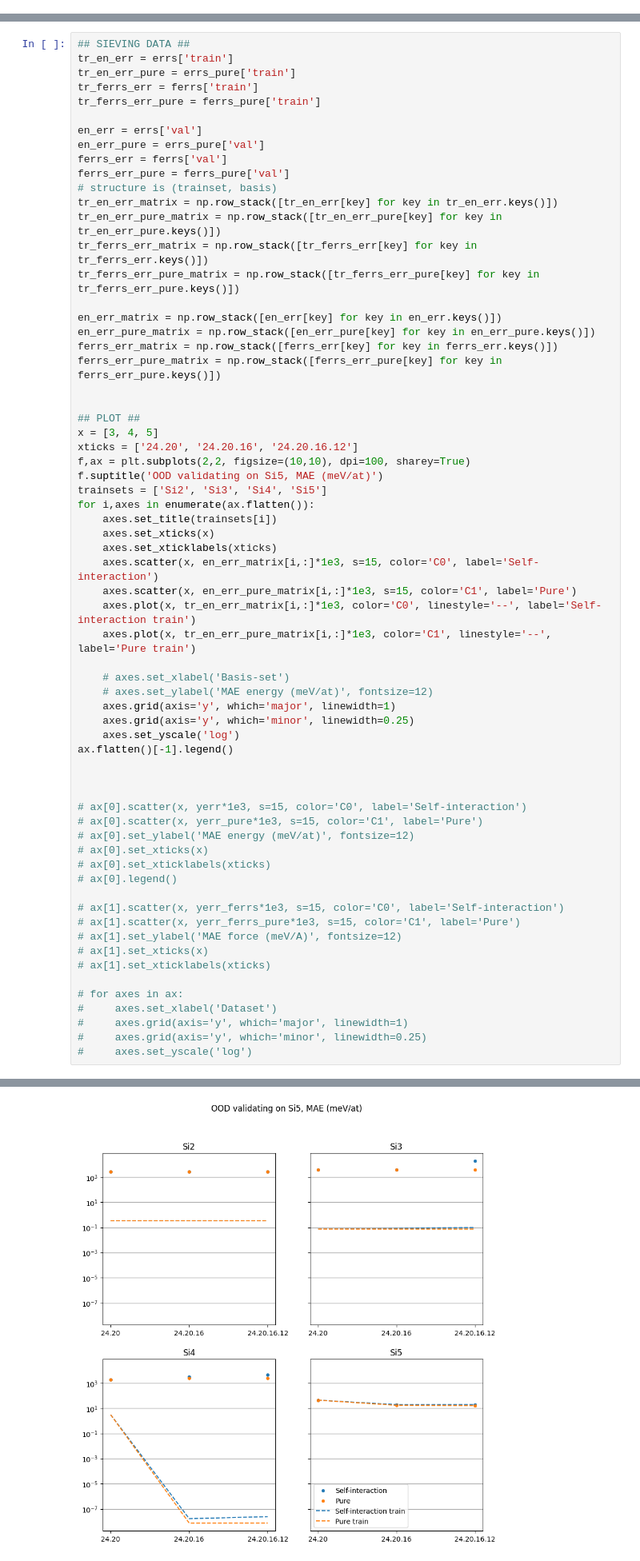
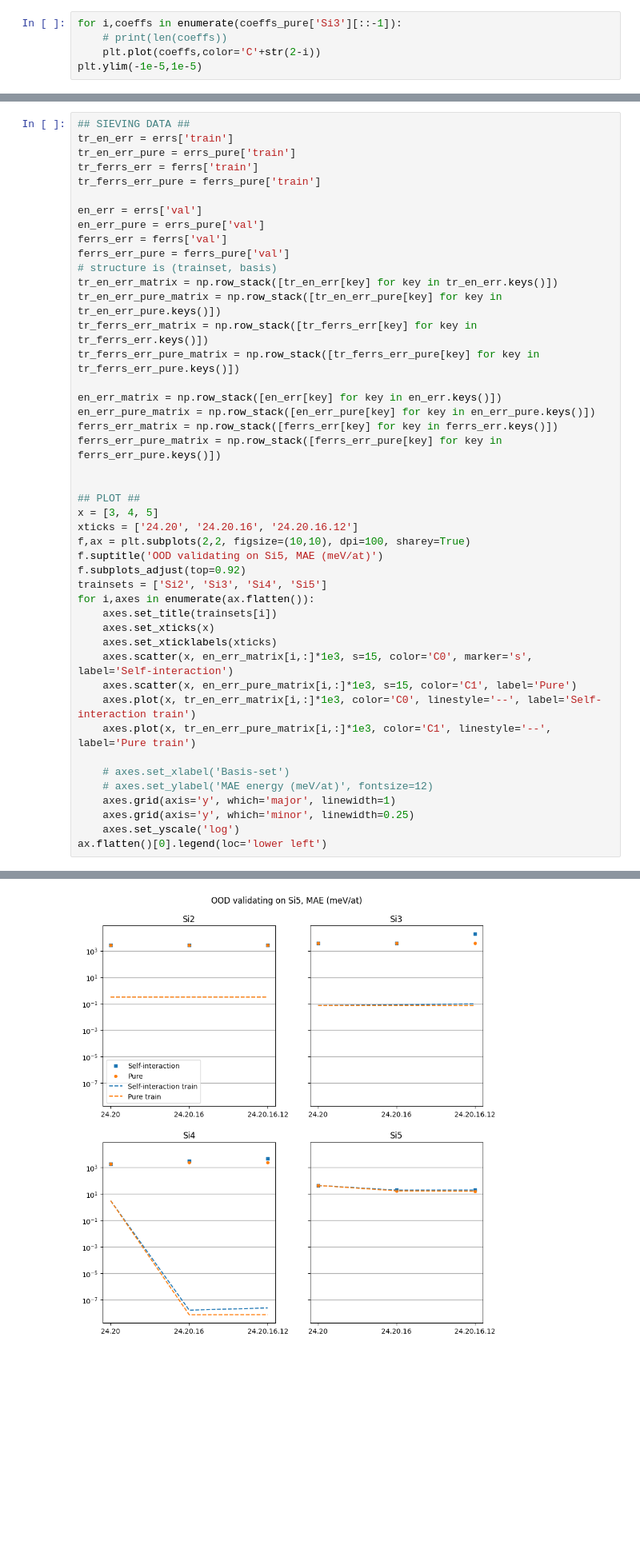
Before and after one commit to apolmiguel/aceconverge2025, a Jupyter notebook: plots_response.ipynb, the cells around one changed output, grey strips where cells are left out. Shown at 80% size. Saved outputs shown, nothing was run; the diff lists cells and outputs as text; blank space fills up the shorter version.

```diff
--- a/plots_response.ipynb
+++ b/plots_response.ipynb
@@ -14,0 +18,5 @@ en_si[0,np.argmin(en_si[1])]
+# %%
+for i,coeffs in enumerate(coeffs_pure['Si3'][::-1]):
+    # print(len(coeffs))
+    plt.plot(coeffs,color='C'+str(2-i))
+plt.ylim(-1e-5,1e-5)
@@ -125,57 +199,37 @@ tr_en_err_pure_matrix = np.row_stack([tr_en_err_pure[key] for key in tr_en_err_p
 tr_ferrs_err_matrix = np.row_stack([tr_ferrs_err[key] for key in tr_ferrs_err.keys()])
 tr_ferrs_err_pure_matrix = np.row_stack([tr_ferrs_err_pure[key] for key in tr_ferrs_err_pure.keys()])
 
 en_err_matrix = np.row_stack([en_err[key] for key in en_err.keys()])
 en_err_pure_matrix = np.row_stack([en_err_pure[key] for key in en_err_pure.keys()])
 ferrs_err_matrix = np.row_stack([ferrs_err[key] for key in ferrs_err.keys()])
 ferrs_err_pure_matrix = np.row_stack([ferrs_err_pure[key] for key in ferrs_err_pure.keys()])
 
 
 ## PLOT ##
 x = [3, 4, 5]
 xticks = ['24.20', '24.20.16', '24.20.16.12']
 f,ax = plt.subplots(2,2, figsize=(10,10), dpi=100, sharey=True)
 f.suptitle('OOD validating on Si5, MAE (meV/at)')
+f.subplots_adjust(top=0.92)
 trainsets = ['Si2', 'Si3', 'Si4', 'Si5']
 for i,axes in enumerate(ax.flatten()):
     axes.set_title(trainsets[i])
     axes.set_xticks(x)
     axes.set_xticklabels(xticks)
-    axes.scatter(x, en_err_matrix[i,:]*1e3, s=15, color='C0', label='Self-interaction')
+    axes.scatter(x, en_err_matrix[i,:]*1e3, s=15, color='C0', marker='s', label='Self-interaction')
     axes.scatter(x, en_err_pure_matrix[i,:]*1e3, s=15, color='C1', label='Pure')
     axes.plot(x, tr_en_err_matrix[i,:]*1e3, color='C0', linestyle='--', label='Self-interaction train')
     axes.plot(x, tr_en_err_pure_matrix[i,:]*1e3, color='C1', linestyle='--', label='Pure train')
 
     # axes.set_xlabel('Basis-set')
     # axes.set_ylabel('MAE energy (meV/at)', fontsize=12)
     axes.grid(axis='y', which='major', linewidth=1)
     axes.grid(axis='y', which='minor', linewidth=0.25)
     axes.set_yscale('log')
-ax.flatten()[-1].legend()
-
-
-
-# ax[0].scatter(x, yerr*1e3, s=15, color='C0', label='Self-interaction')
-# ax[0].scatter(x, yerr_pure*1e3, s=15, color='C1', label='Pure')
-# ax[0].set_ylabel('MAE energy (meV/at)', fontsize=12)
-# ax[0].set_xticks(x)
-# ax[0].set_xticklabels(xticks)
-# ax[0].legend()
-
-# ax[1].scatter(x, yerr_ferrs*1e3, s=15, color='C0', label='Self-interaction')
-# ax[1].scatter(x, yerr_ferrs_pure*1e3, s=15, color='C1', label='Pure')
-# ax[1].set_ylabel('MAE force (meV/A)', fontsize=12)
-# ax[1].set_xticks(x)
-# ax[1].set_xticklabels(xticks)
-
-# for axes in ax:
-#     axes.set_xlabel('Dataset')
-#     axes.grid(axis='y', which='major', linewidth=1)
-#     axes.grid(axis='y', which='minor', linewidth=0.25)
-#     axes.set_yscale('log')
+ax.flatten()[0].legend(loc='lower left')
 # %% [output]
 <matplotlib.legend.Legend at 0x...>
-[figure, old version]
+[figure, new version]
 # %% [markdown]
 ### Dimers
 # %%
```
Also changed, not shown: parts of 24 cells of this notebook.
